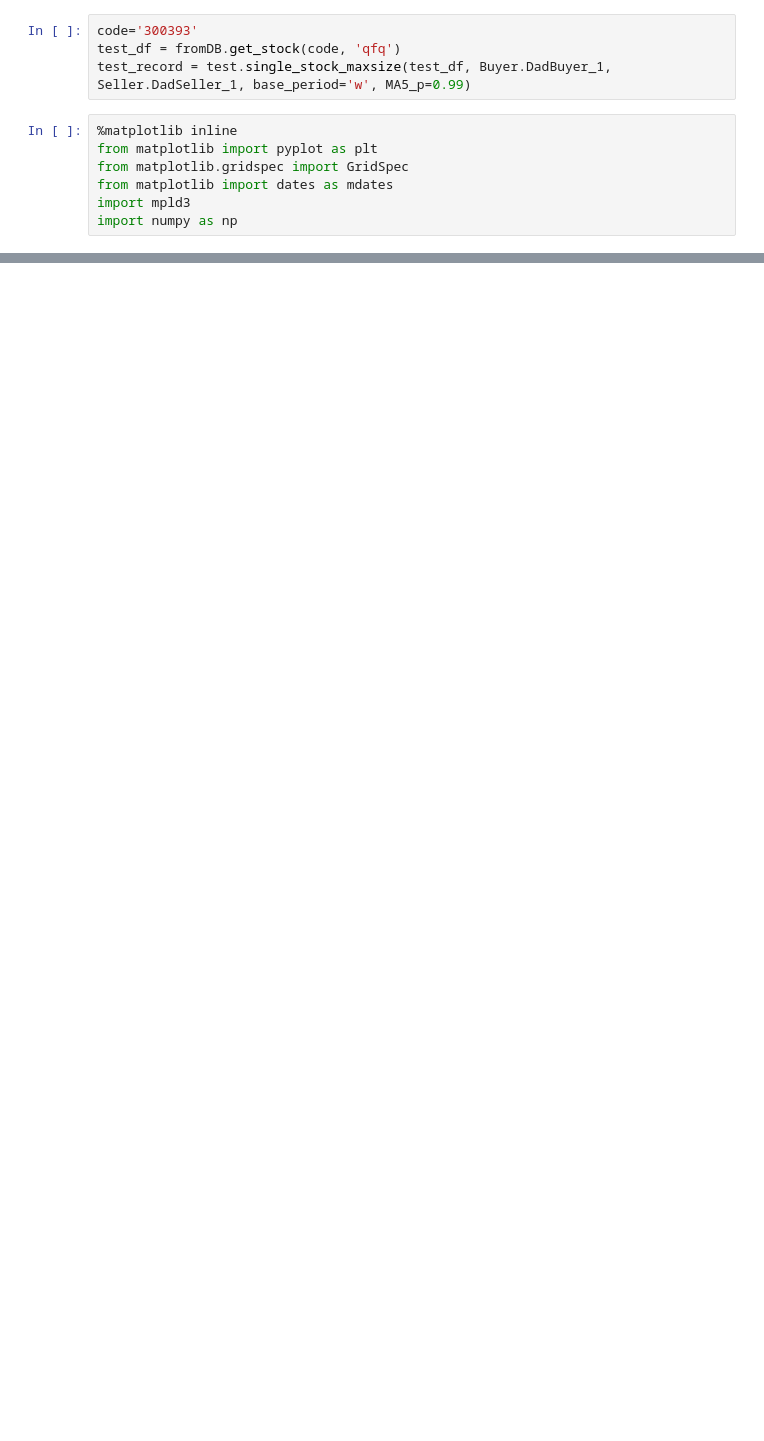
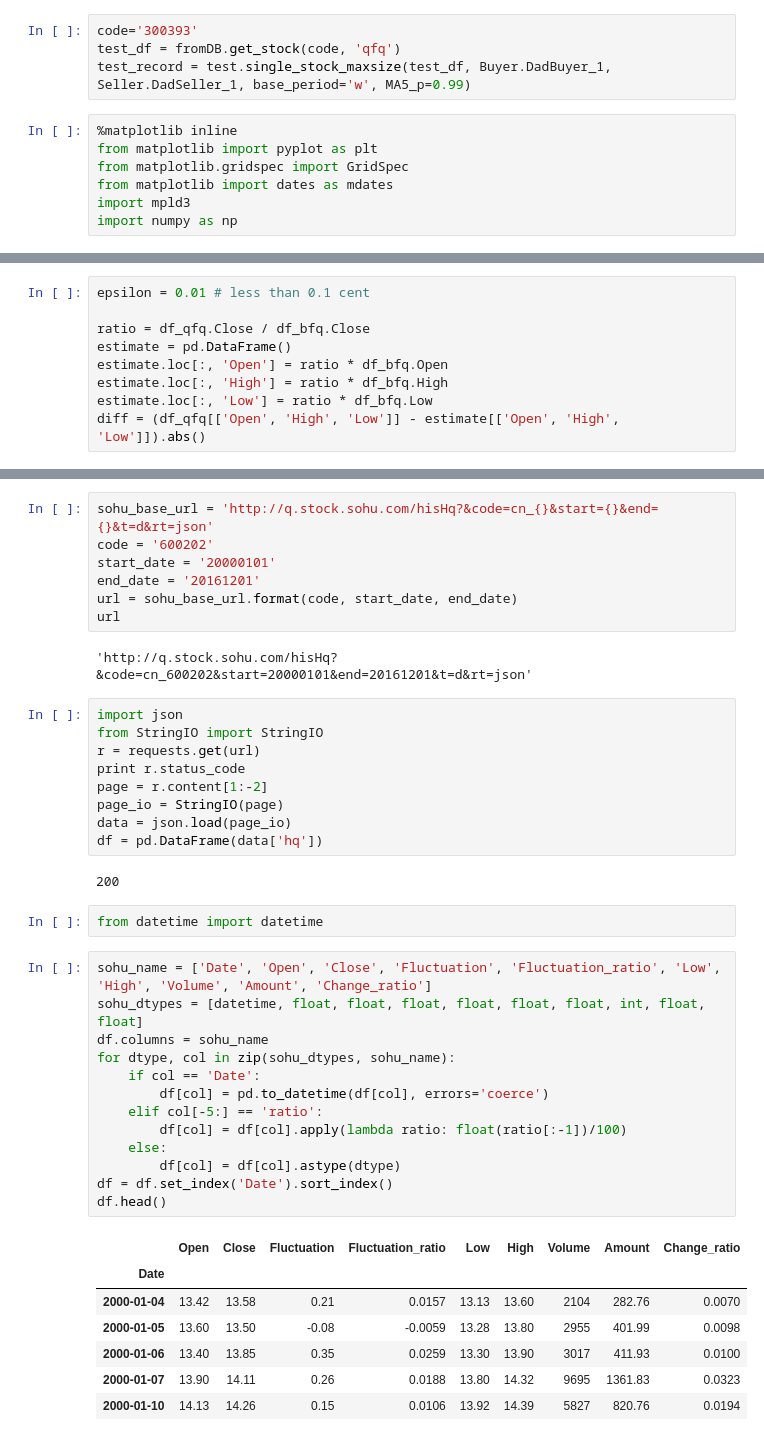
Before and after one commit to yugan2005/personalTrader, a Jupyter notebook: resources/scrapbook.ipynb, the cells around one changed output, grey strips where cells are left out. Cells and saved outputs as stored; diff of their text form; blank space fills up the shorter version.

```diff
--- a/resources/scrapbook.ipynb
+++ b/resources/scrapbook.ipynb
@@ -154,0 +161,9 @@ mpld3.display()
+# %%
+epsilon = 0.01 # less than 0.1 cent
+
+ratio = df_qfq.Close / df_bfq.Close
+estimate = pd.DataFrame()
+estimate.loc[:, 'Open'] = ratio * df_bfq.Open
+estimate.loc[:, 'High'] = ratio * df_bfq.High
+estimate.loc[:, 'Low'] = ratio * df_bfq.Low
+diff = (df_qfq[['Open', 'High', 'Low']] - estimate[['Open', 'High', 'Low']]).abs()
@@ -154,0 +952,43 @@ mpld3.display()
+# %%
+sohu_base_url = 'http://q.stock.sohu.com/hisHq?&code=cn_{}&start={}&end={}&t=d&rt=json'
+code = '600202'
+start_date = '20000101'
+end_date = '20161201'
+url = sohu_base_url.format(code, start_date, end_date)
+url
+# %% [output]
+'http://q.stock.sohu.com/hisHq?&code=cn_600202&start=20000101&end=20161201&t=d&rt=json'
+# %%
+import json
+from StringIO import StringIO
+r = requests.get(url)
+print r.status_code
+page = r.content[1:-2]
+page_io = StringIO(page)
+data = json.load(page_io)
+df = pd.DataFrame(data['hq'])
+# %% [output]
+200
+# %%
+from datetime import datetime
+# %%
+sohu_name = ['Date', 'Open', 'Close', 'Fluctuation', 'Fluctuation_ratio', 'Low', 'High', 'Volume', 'Amount', 'Change_ratio']
+sohu_dtypes = [datetime, float, float, float, float, float, float, int, float, float]
+df.columns = sohu_name
+for dtype, col in zip(sohu_dtypes, sohu_name):
+    if col == 'Date':
+        df[col] = pd.to_datetime(df[col], errors='coerce')
+    elif col[-5:] == 'ratio':
+        df[col] = df[col].apply(lambda ratio: float(ratio[:-1])/100)
+    else:
+        df[col] = df[col].astype(dtype)
+df = df.set_index('Date').sort_index()
+df.head()
+# %% [output]
+|  | Open | Close | Fluctuation | Fluctuation_ratio | Low | High | Volume | Amount | Change_ratio |
+| Date |  |  |  |  |  |  |  |  |  |
+| 2000-01-04 | 13.42 | 13.58 | 0.21 | 0.0157 | 13.13 | 13.60 | 2104 | 282.76 | 0.0070 |
+| 2000-01-05 | 13.60 | 13.50 | -0.08 | -0.0059 | 13.28 | 13.80 | 2955 | 401.99 | 0.0098 |
+| 2000-01-06 | 13.40 | 13.85 | 0.35 | 0.0259 | 13.30 | 13.90 | 3017 | 411.93 | 0.0100 |
+| 2000-01-07 | 13.90 | 14.11 | 0.26 | 0.0188 | 13.80 | 14.32 | 9695 | 1361.83 | 0.0323 |
+| 2000-01-10 | 14.13 | 14.26 | 0.15 | 0.0106 | 13.92 | 14.39 | 5827 | 820.76 | 0.0194 |
```
Also changed, not shown: parts of 98 cells of this notebook, 19 other files.
